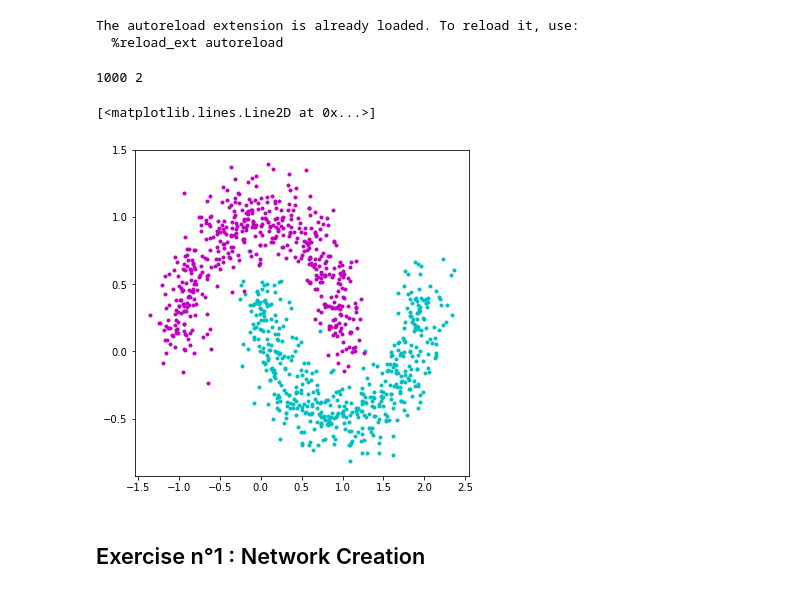
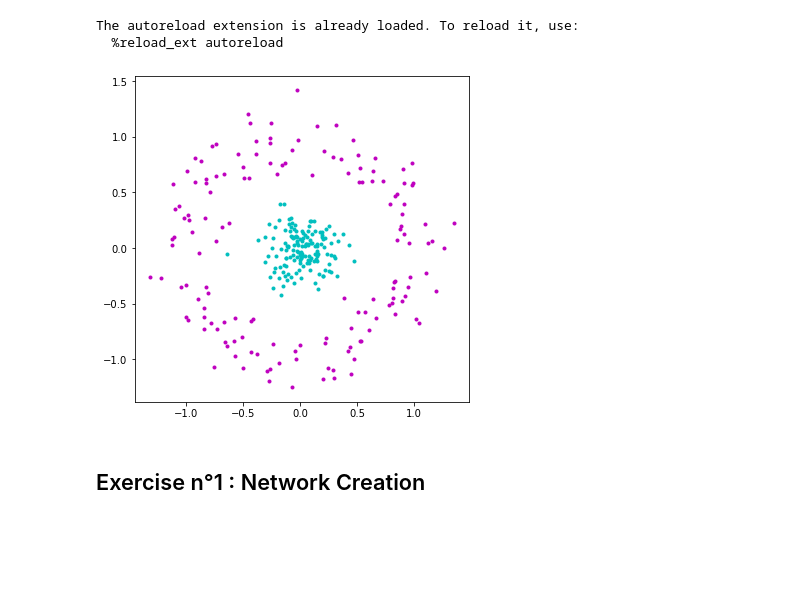
Before and after one commit to VirgileValiau/Deep_Learning, a Jupyter notebook: TPS/TP2/lab2_MLP.ipynb, the cells around one changed output. Cells and saved outputs as stored; diff of their text form; code cells hidden in the pictures; blank space fills up the shorter version.

```diff
--- a/TPS/TP2/lab2_MLP.ipynb
+++ b/TPS/TP2/lab2_MLP.ipynb
@@ -18,16 +18,14 @@ from MLP import *
 The autoreload extension is already loaded. To reload it, use:
   %reload_ext autoreload
 # %%
-X,y = make_moons(n_samples = 1000,noise=0.15)#, factor=0.1)
+X,y = make_circles(n_samples = 300,noise=0.15, factor=0.1)
 n,d = X.shape
-print(n,d)
 plt.figure(1,figsize=[6,6])
 plt.plot(X[:,0][np.where(y==1)],X[:,1][np.where(y==1)],'.c')
 plt.plot(X[:,0][np.where(y==0)],X[:,1][np.where(y==0)],'.m')
+plt.show()
 # %% [output]
-1000 2
-[<matplotlib.lines.Line2D at 0x...>]
-[figure, old version]
+[figure, new version]
 # %% [markdown]
 ## Exercise n°1 : Network Creation
 # %%
```
Also changed, not shown: parts of 21 cells of this notebook, 2 other files.
